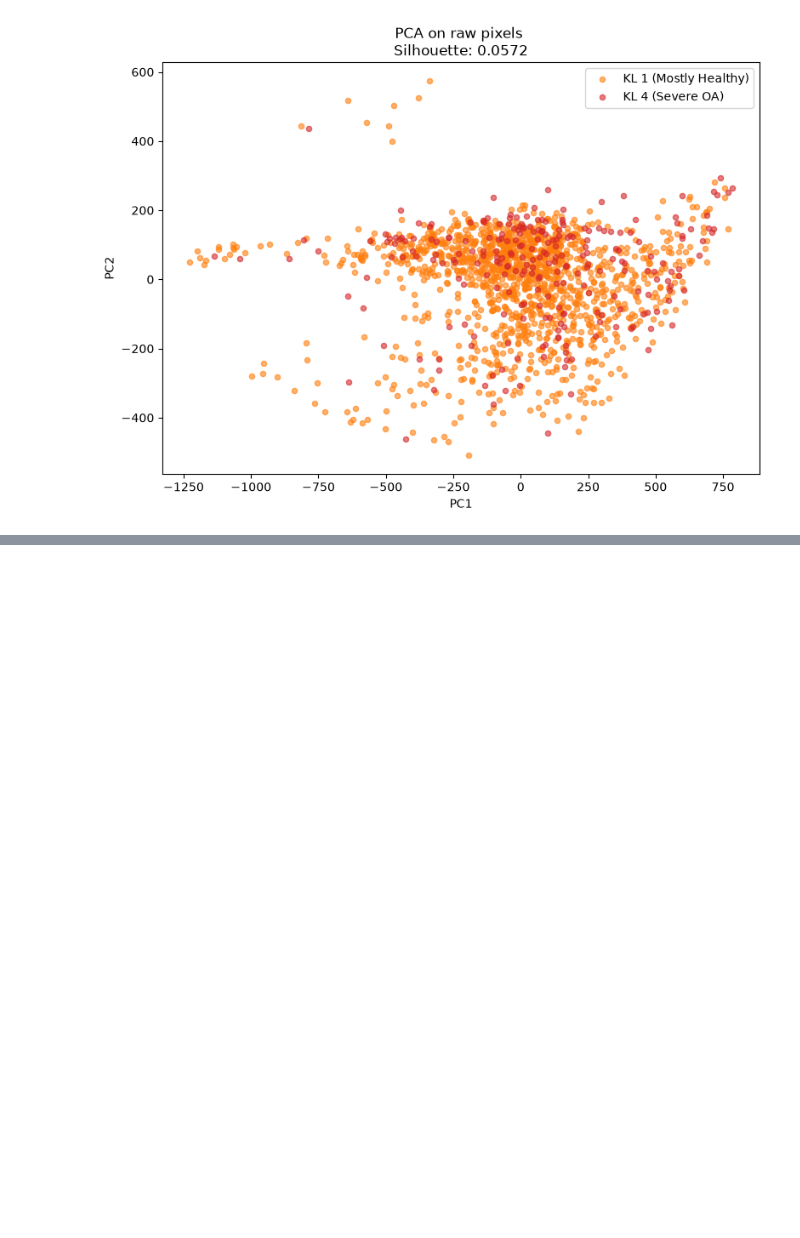
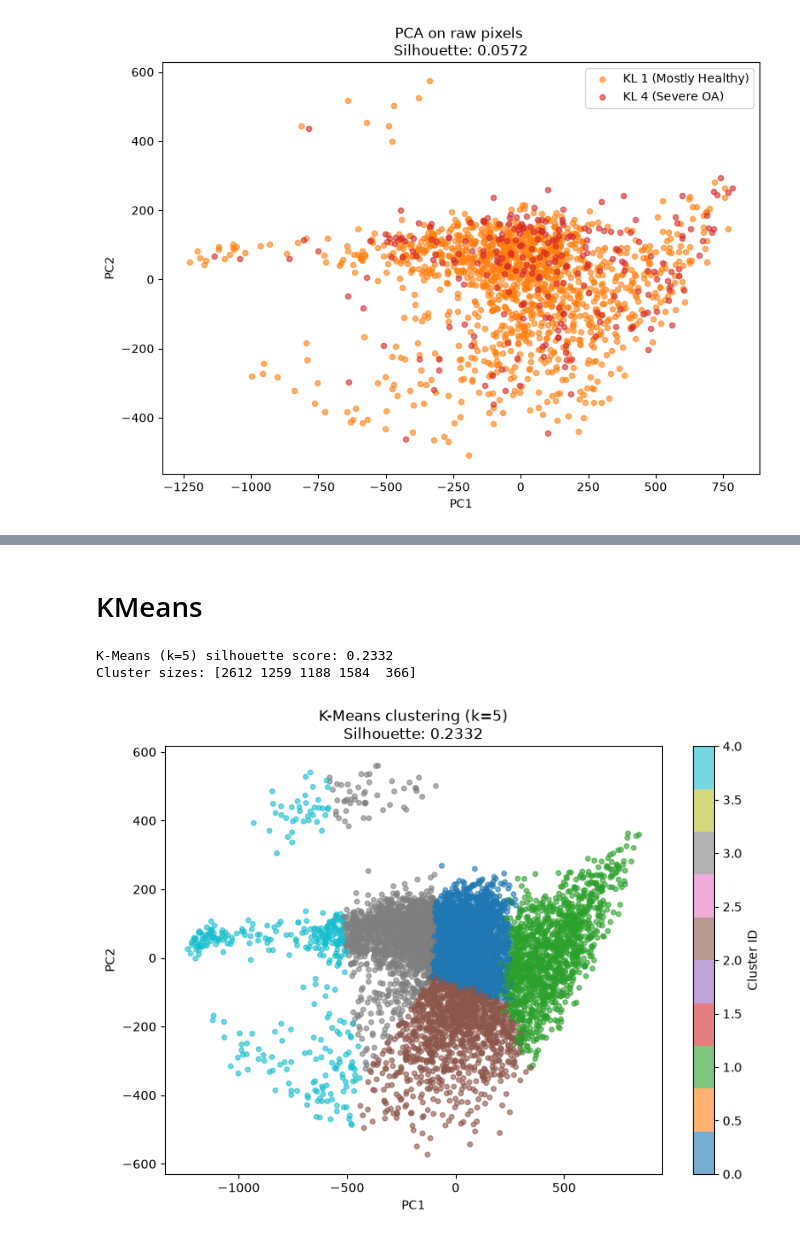
Before and after one commit to mikakia/knee_osteo, a Jupyter notebook: notebooks/eda.ipynb, the cells around one changed output, grey strips where cells are left out. Cells and saved outputs as stored; diff of their text form; code cells hidden in the pictures; blank space fills up the shorter version.

```diff
--- a/notebooks/eda.ipynb
+++ b/notebooks/eda.ipynb
@@ -324,0 +402,46 @@ Silhouette score class 1 vs 4: 0.0572
+# %% [markdown]
+# KMeans
+# %%
+def kmeans_cluster(dataset, n_clusters, batch_size=32, num_workers=0):
+
+    loader = DataLoader(dataset, batch_size=batch_size, shuffle=False, num_workers=num_workers)
+
+    # Extract raw pixel features
+    X_list = []
+    for imgs, _ in loader:
+        flat = imgs.view(imgs.size(0), -1).numpy()
+        X_list.append(flat)
+    X = np.concatenate(X_list, axis=0)
+
+    # Standardize + reduce dimensions
+    X_scaled = StandardScaler().fit_transform(X)
+    X_pca = PCA(n_components=50, random_state=42).fit_transform(X_scaled)
+
+    # K-Means
+    kmeans = KMeans(n_clusters=n_clusters, random_state=42, n_init=10)
+    cluster_labels = kmeans.fit_predict(X_pca)
+
+    sil = silhouette_score(X_pca, cluster_labels)
+    print(f"K-Means (k={n_clusters}) silhouette score: {sil:.4f}")
+    print(f"Cluster sizes: {np.bincount(cluster_labels)}")
+
+    # 2D projection
+    emb_2d = PCA(n_components=2, random_state=42).fit_transform(X_scaled)
+
+    plt.figure(figsize=(8, 6))
+    scatter = plt.scatter(emb_2d[:, 0], emb_2d[:, 1], c=cluster_labels,
+                           cmap='tab10', alpha=0.6, s=15)
+    plt.colorbar(scatter, label="Cluster ID")
+    plt.title(f"K-Means clustering (k={n_clusters})\nSilhouette: {sil:.4f}")
+    plt.xlabel("PC1")
+    plt.ylabel("PC2")
+    plt.tight_layout()
+    plt.show()
+
+    return cluster_labels
+# %%
+cluster_labels = kmeans_cluster(knee_images, n_clusters=5)
+# %% [output]
+K-Means (k=5) silhouette score: 0.2332
+Cluster sizes: [2612 1259 1188 1584  366]
+[figure, added]
```
Also changed, not shown: parts of 6 cells of this notebook.
